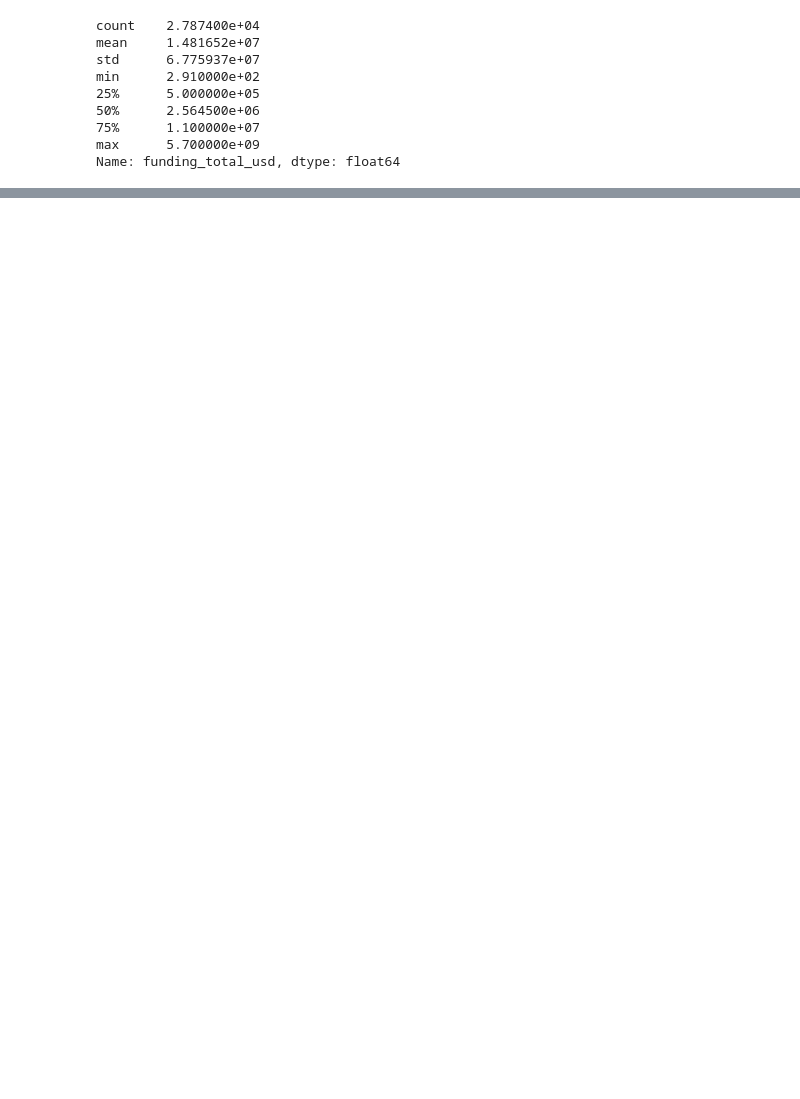
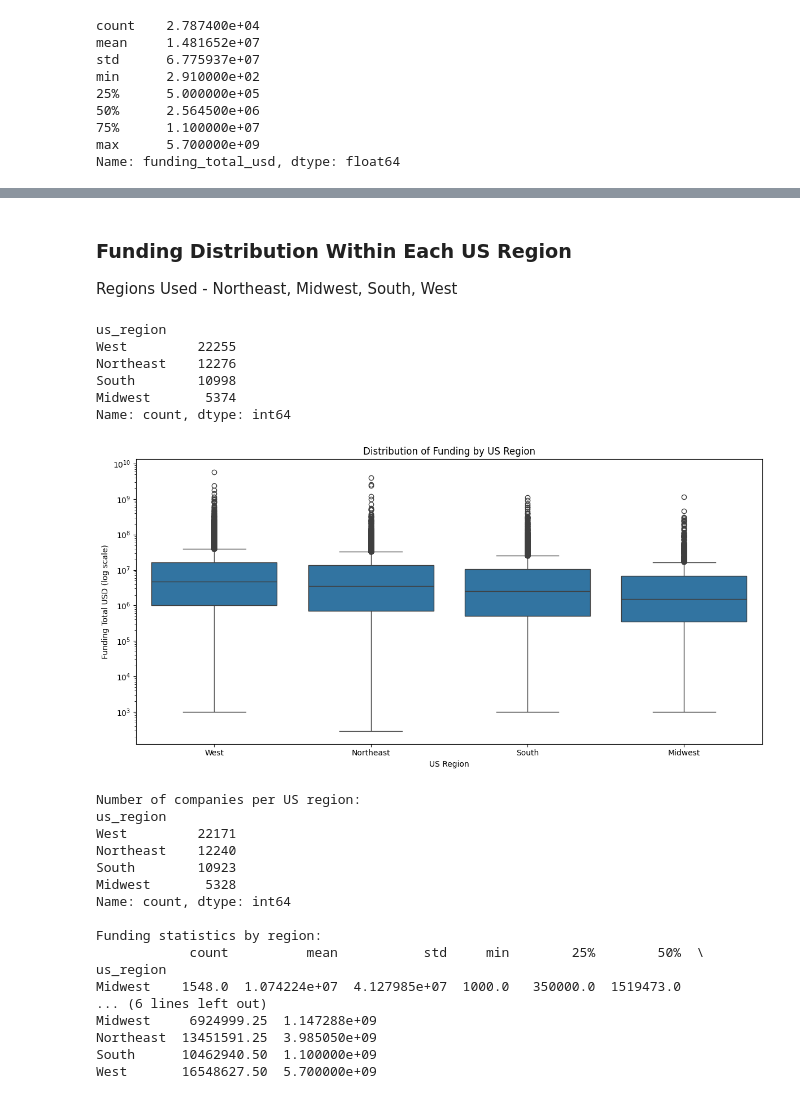
Before and after one commit to GM-Team-1/gm-credit-fund-risk-model, a Jupyter notebook: eda.ipynb, the cells around one changed output, grey strips where cells are left out. Drawn from its saved outputs; the diff is of its cells as text; code cells hidden in the pictures; blank space fills up the shorter version.

```diff
--- a/eda.ipynb
+++ b/eda.ipynb
@@ -43,0 +245,66 @@ Name: funding_total_usd, dtype: float64
+# %% [markdown]
+### Funding Distribution Within Each US Region
+
+Regions Used - Northeast, Midwest, South, West
+# %%
+state_to_region = {
+    # Northeast
+    'CT':'Northeast','ME':'Northeast','MA':'Northeast','NH':'Northeast',
+    'RI':'Northeast','VT':'Northeast','NJ':'Northeast','NY':'Northeast','PA':'Northeast',
+    # Midwest
+    'IN':'Midwest','IL':'Midwest','MI':'Midwest','OH':'Midwest','WI':'Midwest',
+    'IA':'Midwest','KS':'Midwest','MN':'Midwest','MO':'Midwest','NE':'Midwest','ND':'Midwest','SD':'Midwest',
+    # South
+    'DE':'South','FL':'South','GA':'South','MD':'South','NC':'South','SC':'South','VA':'South','DC':'South','WV':'South',
+    'AL':'South','KY':'South','MS':'South','TN':'South','AR':'South','LA':'South','OK':'South','TX':'South',
+    # West
+    'AZ':'West','CO':'West','ID':'West','MT':'West','NV':'West','NM':'West','UT':'West','WY':'West',
+    'AK':'West','CA':'West','HI':'West','OR':'West','WA':'West'
+}
+
+df['us_region'] = df['state_code'].map(state_to_region)
+df['us_region'].value_counts()
+# %% [output]
+us_region
+West         22255
+Northeast    12276
+South        10998
+Midwest       5374
+Name: count, dtype: int64
+# %%
+# Visualize funding distribution by US region
+df_us_regions = df[(df['country_code'] == 'USA') & (df['us_region'].notna())]
+
+plt.figure(figsize=(12,6))
+sns.boxplot(data=df_us_regions, x='us_region', y='funding_total_usd')
+plt.yscale('log')
+plt.title('Distribution of Funding by US Region')
+plt.xlabel('US Region')
+plt.ylabel('Funding Total USD (log scale)')
+plt.tight_layout()
+plt.show()
+
+# Show summary statistics
+print("Number of companies per US region:")
+print(df_us_regions['us_region'].value_counts())
+print("\nFunding statistics by region:")
+print(df_us_regions.groupby('us_region')['funding_total_usd'].describe())
+# %% [output]
+[figure, added]
+Number of companies per US region:
+us_region
+West         22171
+Northeast    12240
+South        10923
+Midwest       5328
+Name: count, dtype: int64
+
+Funding statistics by region:
+            count          mean           std     min        25%        50%  \
+us_region
+Midwest    1548.0  1.074224e+07  4.127985e+07  1000.0   350000.0  1519473.0
+... (6 lines left out)
+Midwest     6924999.25  1.147288e+09
+Northeast  13451591.25  3.985050e+09
+South      10462940.50  1.100000e+09
+West       16548627.50  5.700000e+09
```
Also changed, not shown: parts of 26 cells of this notebook, 2 other files.
